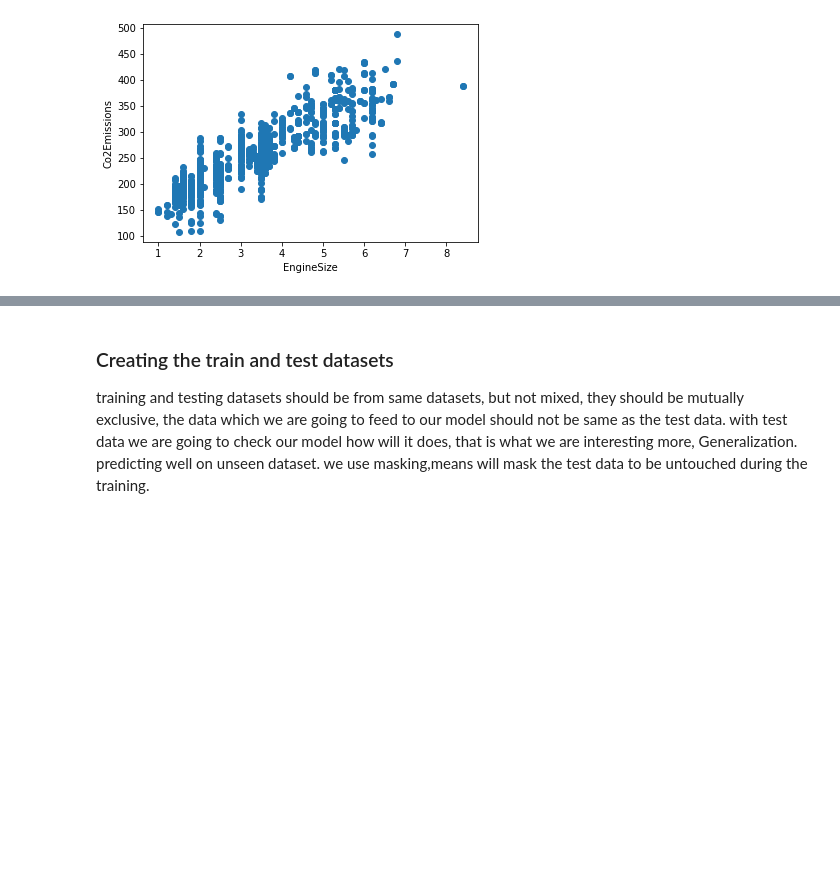
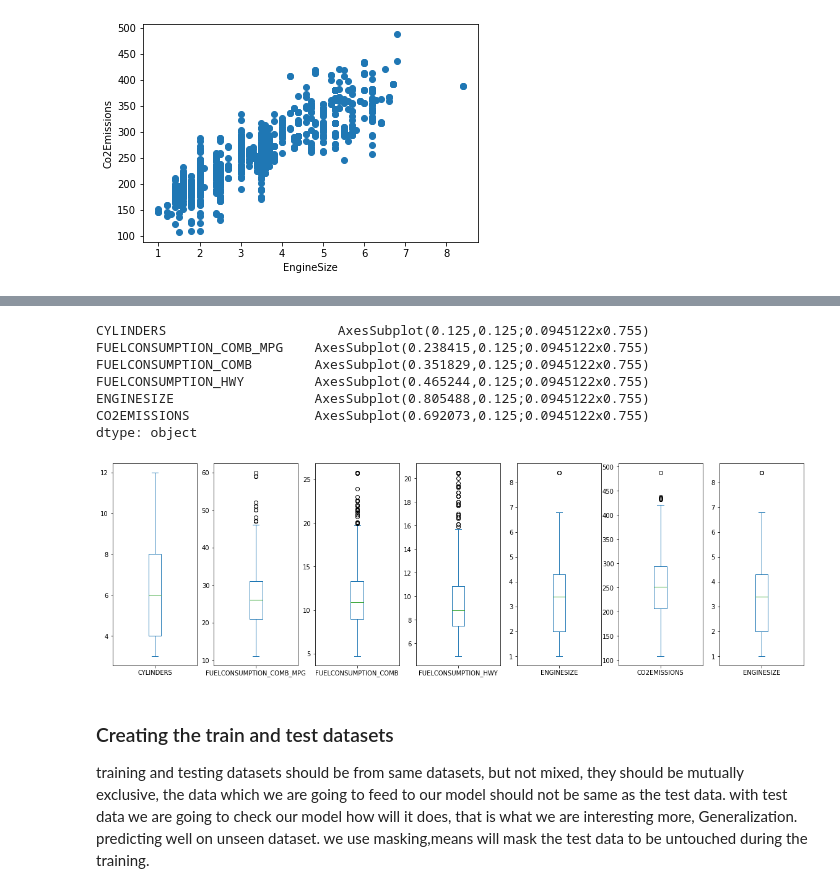
Before and after one commit to Lotfullah21/Machine-Learning, a Jupyter notebook: Multiple_Linear_Regression.ipynb, the cells around one changed output, grey strips where cells are left out. Saved outputs shown, nothing was run; the diff lists cells and outputs as text; code cells hidden in the pictures; blank space fills up the shorter version.

```diff
--- a/Multiple_Linear_Regression.ipynb
+++ b/Multiple_Linear_Regression.ipynb
@@ -113,3 +135,14 @@ Text(0, 0.5, 'Co2Emissions')
+# %%
+sdf.plot.box(figsize=(20, 6), subplots=True)
+# %% [output]
+CYLINDERS                      AxesSubplot(0.125,0.125;0.0945122x0.755)
+FUELCONSUMPTION_COMB_MPG    AxesSubplot(0.238415,0.125;0.0945122x0.755)
+FUELCONSUMPTION_COMB        AxesSubplot(0.351829,0.125;0.0945122x0.755)
+FUELCONSUMPTION_HWY         AxesSubplot(0.465244,0.125;0.0945122x0.755)
+ENGINESIZE                  AxesSubplot(0.805488,0.125;0.0945122x0.755)
+CO2EMISSIONS                AxesSubplot(0.692073,0.125;0.0945122x0.755)
+dtype: object
+[figure, added]
 # %% [markdown]
 ### Creating the train and test datasets
 training and testing datasets should be from same datasets, but not mixed, they should be mutually exclusive, the data which we are going to feed to our model should not be same as the test data. with test data we are going to check our model how will it does, that is what we are interesting more, Generalization.
```
Also changed, not shown: parts of 4 cells of this notebook.
